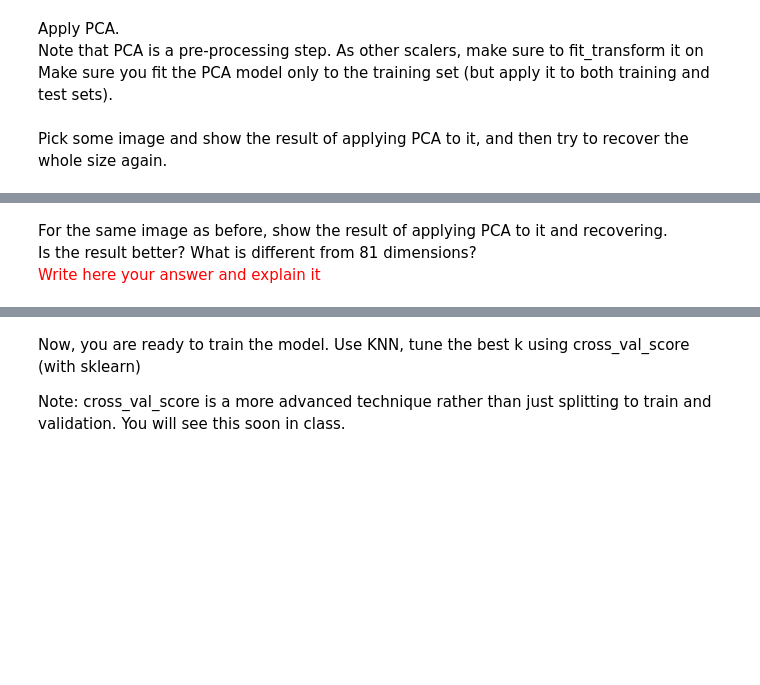
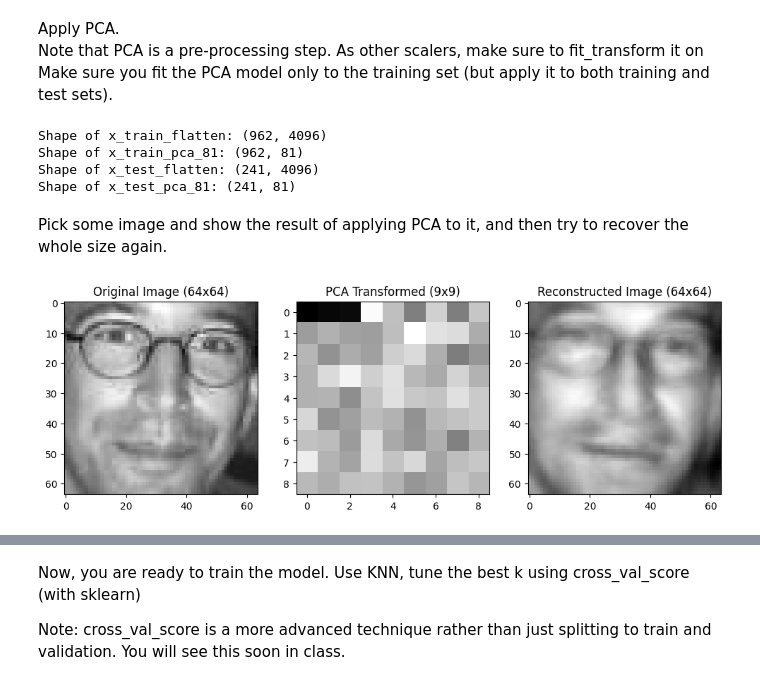
Before and after one commit to MahmoudAbade/ML-HW, a Jupyter notebook: HW3.ipynb, the cells around one changed output, grey strips where cells are left out. Saved outputs shown, nothing was run; the diff lists cells and outputs as text; code cells hidden in the pictures; blank space fills up the shorter version.

```diff
--- a/HW3.ipynb
+++ b/HW3.ipynb
@@ -342,7 +352,7 @@ The data
 from sklearn.datasets import make_blobs
 
 np.random.seed(2)
-X_blob, y_blob = make_blobs(n_samples=300, cluster_std=.25,
+X, y = make_blobs(n_samples=300, cluster_std=.25,
                            centers=np.array([(-3,1),(0,2),(3,1)]))
 
 plt.figure(figsize=(8, 6))
@@ -668,2 +708,17 @@ x_test_new = # Implement here
+# %%
+pca_object_81 = PCA(n_components=81)
+pca_object_81.fit(x_train_flatten)
+x_train_pca_81 = pca_object_81.transform(x_train_flatten)
+x_test_pca_81 = pca_object_81.transform(x_test_flatten)
+
+print(f'Shape of x_train_flatten: {x_train_flatten.shape}')
+print(f'Shape of x_train_pca_81: {x_train_pca_81.shape}')
+print(f'Shape of x_test_flatten: {x_test_flatten.shape}')
+print(f'Shape of x_test_pca_81: {x_test_pca_81.shape}')
+# %% [output]
+Shape of x_train_flatten: (962, 4096)
+Shape of x_train_pca_81: (962, 81)
+Shape of x_test_flatten: (241, 4096)
+Shape of x_test_pca_81: (241, 81)
 # %% [markdown]
 Pick some image and show the result of applying PCA to it, and then try to recover the whole size again.
@@ -684,3 +725,30 @@ plt.show()
+# %%
+import matplotlib.pyplot as plt # Ensure plt is available
+
+# Select an image (e.g., the first one from the original training set)
+original_image_to_show = x_train[0] # Assuming x_train holds the original 64x64 images
+# Its PCA-transformed representation (using 81 components)
+pca_transformed_representation_to_show_81 = x_train_pca_81[0]
+# Reconstruct the image
+reconstructed_image_flattened_81 = pca_object_81.inverse_transform(pca_transformed_representation_to_show_81.reshape(1, -1))
+reconstructed_image_to_show_81 = reconstructed_image_flattened_81.reshape(64, 64)
+
+plt.figure(figsize=(12, 4))
+plt.subplot(131)
+plt.title("Original Image (64x64)")
+plt.imshow(original_image_to_show, cmap='gray')
+
+plt.subplot(132)
+plt.title("PCA Transformed (9x9)")
+plt.imshow(pca_transformed_representation_to_show_81.reshape(9, 9), cmap='gray') # Reshape to 9x9
+
+plt.subplot(133)
+plt.title("Reconstructed Image (64x64)")
+plt.imshow(reconstructed_image_to_show_81, cmap='gray')
+
+plt.show()
+# %% [output]
+[figure, added]
 # %% [markdown]
 Before training the model, use plot_eigenvalues insider PCA, that given eigenvalues, draws a CDF of them like here:<br/><br/>
 
@@ -689,7 +757,3 @@ Before training the model, use plot_eigenvalues insider PCA, that given eigenval
 As seen in the tutorials, we use them to see how much "energy" we preserve from the data. Use this to choose optimal dimension to reduce into, such the preserves 95% of the energy.
 # %%
 # Print here
-# %% [markdown]
-For the same image as before, show the result of applying PCA to it and recovering.<br/>
-Is the result better? What is different from 81 dimensions? <br/>
-<font color='red'>Write here your answer and explain it</font>
```
Also changed, not shown: parts of 14 cells of this notebook, 1 other file.
